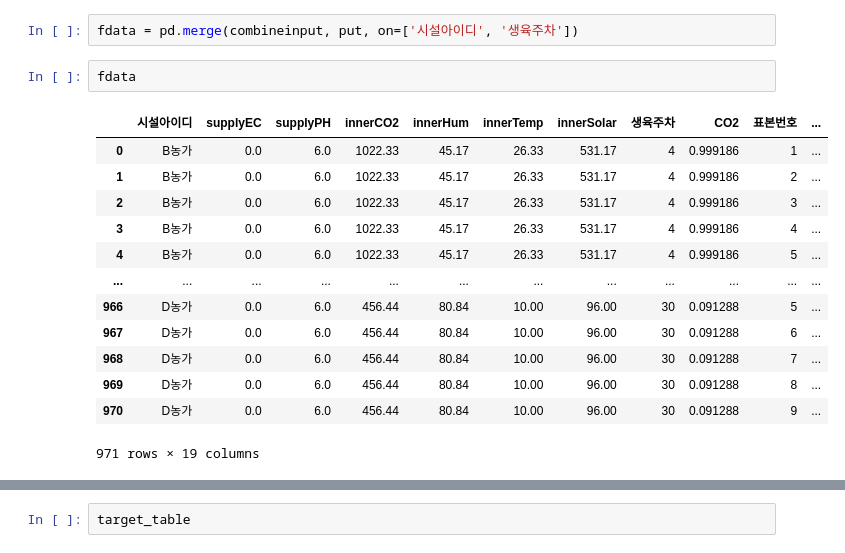
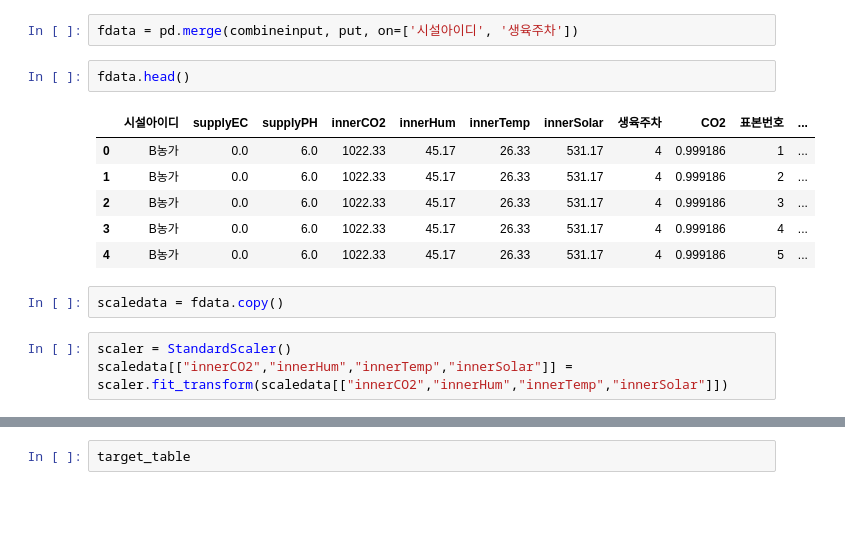
Before and after one commit to CodeArt-Team/MLcompetetion, a Jupyter notebook: BerryMachineLearning/input정제_Kang.ipynb, the cells around one changed output, grey strips where cells are left out. Cells and saved outputs as stored; diff of their text form; blank space fills up the shorter version.

```diff
--- a/BerryMachineLearning/input정제_Kang.ipynb
+++ b/BerryMachineLearning/input정제_Kang.ipynb
@@ -972,18 +971,16 @@ combineinput
 # %%
 fdata = pd.merge(combineinput, put, on=['시설아이디', '생육주차'])
 # %%
-fdata
+fdata.head()
 # %% [output]
 |  | 시설아이디 | supplyEC | supplyPH | innerCO2 | innerHum | innerTemp | innerSolar | 생육주차 | CO2 | 표본번호 | ... |
 | 0 | B농가 | 0.0 | 6.0 | 1022.33 | 45.17 | 26.33 | 531.17 | 4 | 0.999186 | 1 | ... |
 | 1 | B농가 | 0.0 | 6.0 | 1022.33 | 45.17 | 26.33 | 531.17 | 4 | 0.999186 | 2 | ... |
 | 2 | B농가 | 0.0 | 6.0 | 1022.33 | 45.17 | 26.33 | 531.17 | 4 | 0.999186 | 3 | ... |
 | 3 | B농가 | 0.0 | 6.0 | 1022.33 | 45.17 | 26.33 | 531.17 | 4 | 0.999186 | 4 | ... |
 | 4 | B농가 | 0.0 | 6.0 | 1022.33 | 45.17 | 26.33 | 531.17 | 4 | 0.999186 | 5 | ... |
-| ... | ... | ... | ... | ... | ... | ... | ... | ... | ... | ... | ... |
-| 966 | D농가 | 0.0 | 6.0 | 456.44 | 80.84 | 10.00 | 96.00 | 30 | 0.091288 | 5 | ... |
-| 967 | D농가 | 0.0 | 6.0 | 456.44 | 80.84 | 10.00 | 96.00 | 30 | 0.091288 | 6 | ... |
-| 968 | D농가 | 0.0 | 6.0 | 456.44 | 80.84 | 10.00 | 96.00 | 30 | 0.091288 | 7 | ... |
-| 969 | D농가 | 0.0 | 6.0 | 456.44 | 80.84 | 10.00 | 96.00 | 30 | 0.091288 | 8 | ... |
-| 970 | D농가 | 0.0 | 6.0 | 456.44 | 80.84 | 10.00 | 96.00 | 30 | 0.091288 | 9 | ... |
-971 rows × 19 columns
+# %%
+scaledata = fdata.copy()
+# %%
+scaler = StandardScaler()
+scaledata[["innerCO2","innerHum","innerTemp","innerSolar"]] = scaler.fit_transform(scaledata[["innerCO2","innerHum","innerTemp","innerSolar"]])
```
Also changed, not shown: parts of 8 cells of this notebook.
